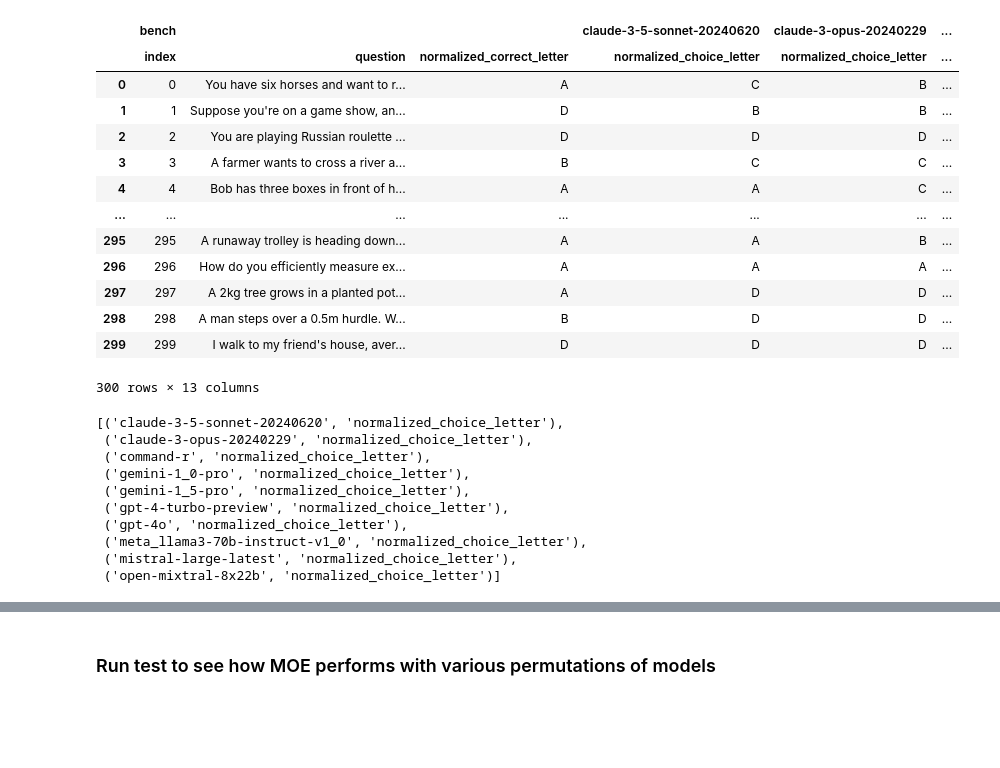
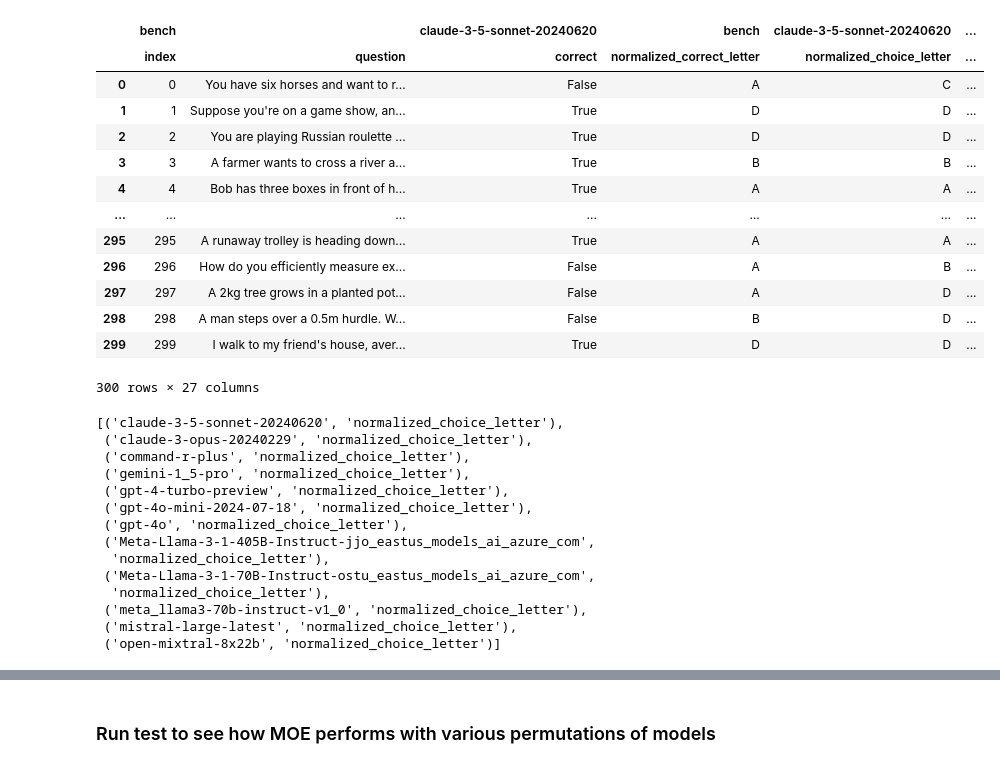
Before and after one commit to autogenai/easy-problems-that-llms-get-wrong, a Jupyter notebook: mixture-of-experts.ipynb, the cells around one changed output, grey strips where cells are left out. Cells and saved outputs as stored; diff of their text form; code cells hidden in the pictures; blank space fills up the shorter version.

```diff
--- a/mixture-of-experts.ipynb
+++ b/mixture-of-experts.ipynb
@@ -6,5 +11,5 @@ import pandas as pd
 # %%
-answers_save_path = './2024-06-21-Multi-Benchmark (temp=0)/auto_eval_outputs'
+answers_save_path = './2024-07-20-Multi-Benchmark/auto_eval_outputs'
 
 all_llm_answers = load_all_llm_answers_from_json(answers_save_path, prefix_replace='auto_eval-')
 
@@ -63,6 +68,7 @@ for llm_model in list(all_llm_answers.keys()):
         normalized_choices_dict_inv = dict(zip(sorted(row['multiple_choice']), ['A', 'B', 'C', 'D']))
         presented_choices_dict = dict(zip(['A', 'B', 'C', 'D'], row['multiple_choice']))
         correct_answer = presented_choices_dict[row['correct_letter']]
+        row['correct'] = row['correct_letter'] == row['json_answer_letter']
         assert(row['correct_answer'] == correct_answer)
         normalized_correct_letter = normalized_choices_dict_inv[correct_answer]
         if row['json_answer_letter'] not in presented_choices_dict:
@@ -74,6 +80,7 @@ for llm_model in list(all_llm_answers.keys()):
             'question': row['question'],
             # 'selected_answer': selected_answer,
             # 'correct_answer': correct_answer,
+            'correct': row['correct'],
             'normalized_correct_letter': normalized_correct_letter,
             'normalized_choice_letter': normalized_choice_letter,
         })
@@ -81,55 +88,61 @@ for llm_model in list(all_llm_answers.keys()):
 # %%
 moe_llm_answers_comb_df = {}
 for llm_model in list(all_llm_answers.keys()):
     data = pd.DataFrame(moe_llm_answers[llm_model])
     data.reset_index(drop=False, inplace=True)
     columns_mapping = {
         'index': ('bench', 'index'),
         'question': ('bench', 'question'),
         'normalized_correct_letter': ('bench', 'normalized_correct_letter'),
-        'normalized_choice_letter': (llm_model, 'normalized_choice_letter')
+        'normalized_choice_letter': (llm_model, 'normalized_choice_letter'),
+        'correct': (llm_model, 'correct'),
     }
     grouped_columns_map = [columns_mapping[col] for col in data.columns if col in columns_mapping]
     grouped_columns = pd.MultiIndex.from_tuples(grouped_columns_map)
     data.columns = grouped_columns
     data
     if len(moe_llm_answers_comb_df) == 0:
         moe_llm_answers_comb_df = data
     else:
         moe_llm_answers_comb_df = pd.merge(moe_llm_answers_comb_df, data, on=[
             ('bench', 'index'), ('bench', 'question'), ('bench', 'normalized_correct_letter')
         ])
 
 assert len(moe_llm_answers_comb_df) == len(all_llm_answers[list(all_llm_answers.keys())[0]]), 'Unable to reliably merge based on index, question, and normalized_correct_letter. This might suggest that the data is inconsistent or inaccurate'
 
 moe_llm_answers_comb_df
 # %% [output]
-|  | bench |  |  | claude-3-5-sonnet-20240620 | claude-3-opus-20240229 | ... |
-|  | index | question | normalized_correct_letter | normalized_choice_letter | normalized_choice_letter | ... |
-| 0 | 0 | You have six horses and want to r... | A | C | B | ... |
-| 1 | 1 | Suppose you're on a game show, an... | D | B | B | ... |
-| 2 | 2 | You are playing Russian roulette ... | D | D | D | ... |
-| 3 | 3 | A farmer wants to cross a river a... | B | C | C | ... |
-| 4 | 4 | Bob has three boxes in front of h... | A | A | C | ... |
+|  | bench |  | claude-3-5-sonnet-20240620 | bench | claude-3-5-sonnet-20240620 | ... |
+|  | index | question | correct | normalized_correct_letter | normalized_choice_letter | ... |
+| 0 | 0 | You have six horses and want to r... | False | A | C | ... |
+| 1 | 1 | Suppose you're on a game show, an... | True | D | D | ... |
+| 2 | 2 | You are playing Russian roulette ... | True | D | D | ... |
+| 3 | 3 | A farmer wants to cross a river a... | True | B | B | ... |
+| 4 | 4 | Bob has three boxes in front of h... | True | A | A | ... |
 | ... | ... | ... | ... | ... | ... | ... |
-| 295 | 295 | A runaway trolley is heading down... | A | A | B | ... |
-| 296 | 296 | How do you efficiently measure ex... | A | A | A | ... |
-| 297 | 297 | A 2kg tree grows in a planted pot... | A | D | D | ... |
-| 298 | 298 | A man steps over a 0.5m hurdle. W... | B | D | D | ... |
-| 299 | 299 | I walk to my friend's house, aver... | D | D | D | ... |
+| 295 | 295 | A runaway trolley is heading down... | True | A | A | ... |
+| 296 | 296 | How do you efficiently measure ex... | False | A | B | ... |
+| 297 | 297 | A 2kg tree grows in a planted pot... | False | A | D | ... |
+| 298 | 298 | A man steps over a 0.5m hurdle. W... | False | B | D | ... |
+| 299 | 299 | I walk to my friend's house, aver... | True | D | D | ... |
-300 rows × 13 columns
+300 rows × 27 columns
 # %%
 llm_models = list(all_llm_answers.keys())
 norm_choice_cols = list(zip(llm_models, ['normalized_choice_letter'] * len(llm_models)))
+norm_correct_cols = list(zip(llm_models, ['correct'] * len(llm_models)))
 norm_choice_cols
 # %% [output]
 [('claude-3-5-sonnet-20240620', 'normalized_choice_letter'),
  ('claude-3-opus-20240229', 'normalized_choice_letter'),
- ('command-r', 'normalized_choice_letter'),
- ('gemini-1_0-pro', 'normalized_choice_letter'),
+ ('command-r-plus', 'normalized_choice_letter'),
  ('gemini-1_5-pro', 'normalized_choice_letter'),
  ('gpt-4-turbo-preview', 'normalized_choice_letter'),
+ ('gpt-4o-mini-2024-07-18', 'normalized_choice_letter'),
  ('gpt-4o', 'normalized_choice_letter'),
+ ('Meta-Llama-3-1-405B-Instruct-jjo_eastus_models_ai_azure_com',
+  'normalized_choice_letter'),
+ ('Meta-Llama-3-1-70B-Instruct-ostu_eastus_models_ai_azure_com',
+  'normalized_choice_letter'),
  ('meta_llama3-70b-instruct-v1_0', 'normalized_choice_letter'),
  ('mistral-large-latest', 'normalized_choice_letter'),
  ('open-mixtral-8x22b', 'normalized_choice_letter')]
```
Also changed, not shown: parts of 16 cells of this notebook.
